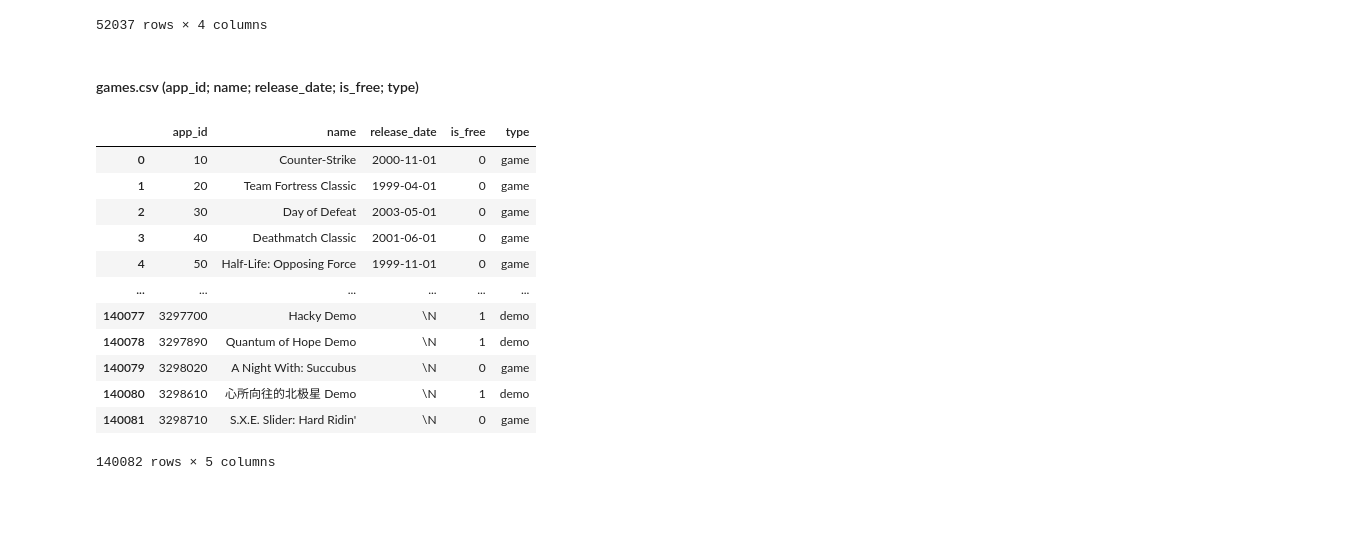
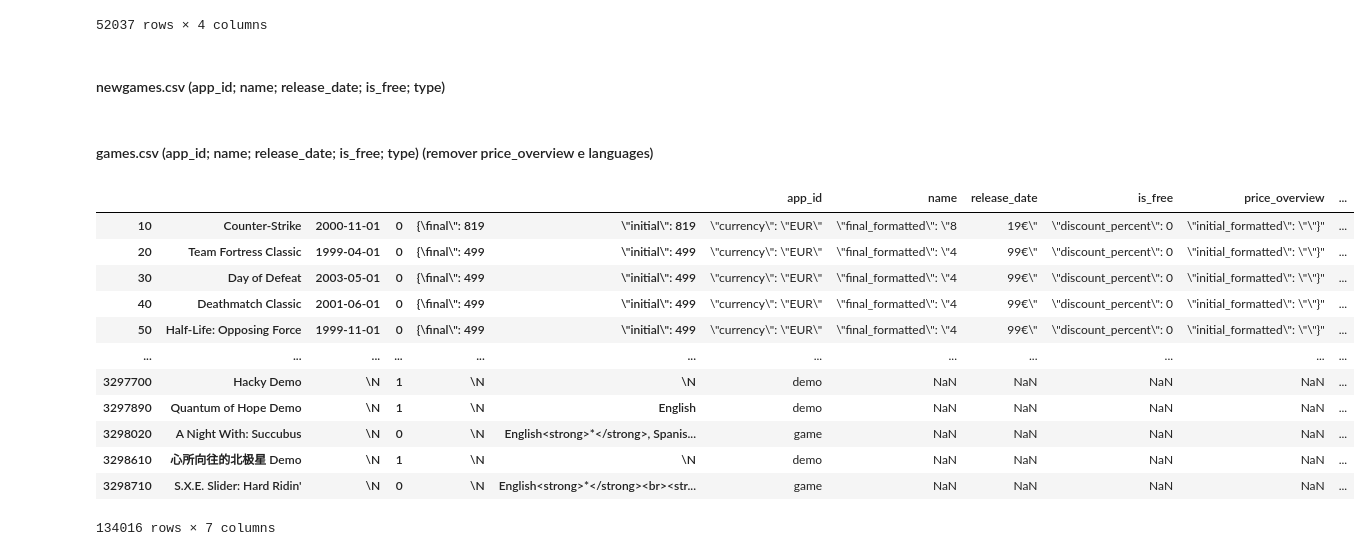
Before and after one commit to XDChaves/SteamPoint, a Jupyter notebook: main.ipynb, the cells around one changed output. Cells and saved outputs as stored; diff of their text form; code cells hidden in the pictures; blank space fills up the shorter version.

```diff
--- a/main.ipynb
+++ b/main.ipynb
@@ -136,23 +141,25 @@ ServerApp.rate_limit_window=3.0 (secs)
 | 63090 | 3288870 | Get ready for non-stop action in ... | Lock, load, and prepare for the u... | Lock, load, and prepare for the u... |
 | 63103 | 3293840 | You are on a service to detect an... | \N | \N |
 52037 rows × 4 columns
+# %% [markdown]
+#### newgames.csv (app_id; name; release_date; is_free; type)
 # %% [markdown]
-#### games.csv (app_id; name; release_date; is_free; type)
+#### games.csv (app_id; name; release_date; is_free; type) (remover price_overview e languages)
 # %%
-dgames = pd.read_csv('.\\DataCSV\\newgames.csv', sep=',')
+dgames = pd.read_csv('.\\DataCSV\\games.csv', sep=',',on_bad_lines="skip")
 
 dgames
 # %% [output]
-|  | app_id | name | release_date | is_free | type |
-| 0 | 10 | Counter-Strike | 2000-11-01 | 0 | game |
-| 1 | 20 | Team Fortress Classic | 1999-04-01 | 0 | game |
-| 2 | 30 | Day of Defeat | 2003-05-01 | 0 | game |
-| 3 | 40 | Deathmatch Classic | 2001-06-01 | 0 | game |
-| 4 | 50 | Half-Life: Opposing Force | 1999-11-01 | 0 | game |
-| ... | ... | ... | ... | ... | ... |
-| 140077 | 3297700 | Hacky Demo | \N | 1 | demo |
-| 140078 | 3297890 | Quantum of Hope Demo | \N | 1 | demo |
-| 140079 | 3298020 | A Night With: Succubus | \N | 0 | game |
-| 140080 | 3298610 | 心所向往的北极星 Demo | \N | 1 | demo |
-| 140081 | 3298710 | S.X.E. Slider: Hard Ridin' | \N | 0 | game |
+|  |  |  |  |  |  | app_id | name | release_date | is_free | price_overview | ... |
+| 10 | Counter-Strike | 2000-11-01 | 0 | {\final\": 819 | \"initial\": 819 | \"currency\": \"EUR\" | \"final_formatted\": \"8 | 19€\" | \"discount_percent\": 0 | \"initial_formatted\": \"\"}" | ... |
+| 20 | Team Fortress Classic | 1999-04-01 | 0 | {\final\": 499 | \"initial\": 499 | \"currency\": \"EUR\" | \"final_formatted\": \"4 | 99€\" | \"discount_percent\": 0 | \"initial_formatted\": \"\"}" | ... |
+| 30 | Day of Defeat | 2003-05-01 | 0 | {\final\": 499 | \"initial\": 499 | \"currency\": \"EUR\" | \"final_formatted\": \"4 | 99€\" | \"discount_percent\": 0 | \"initial_formatted\": \"\"}" | ... |
+| 40 | Deathmatch Classic | 2001-06-01 | 0 | {\final\": 499 | \"initial\": 499 | \"currency\": \"EUR\" | \"final_formatted\": \"4 | 99€\" | \"discount_percent\": 0 | \"initial_formatted\": \"\"}" | ... |
+| 50 | Half-Life: Opposing Force | 1999-11-01 | 0 | {\final\": 499 | \"initial\": 499 | \"currency\": \"EUR\" | \"final_formatted\": \"4 | 99€\" | \"discount_percent\": 0 | \"initial_formatted\": \"\"}" | ... |
+| ... | ... | ... | ... | ... | ... | ... | ... | ... | ... | ... | ... |
+| 3297700 | Hacky Demo | \N | 1 | \N | \N | demo | NaN | NaN | NaN | NaN | ... |
+| 3297890 | Quantum of Hope Demo | \N | 1 | \N | English | demo | NaN | NaN | NaN | NaN | ... |
+| 3298020 | A Night With: Succubus | \N | 0 | \N | English<strong>*</strong>, Spanis... | game | NaN | NaN | NaN | NaN | ... |
+| 3298610 | 心所向往的北极星 Demo | \N | 1 | \N | \N | demo | NaN | NaN | NaN | NaN | ... |
+| 3298710 | S.X.E. Slider: Hard Ridin' | \N | 0 | \N | English<strong>*</strong><br><str... | game | NaN | NaN | NaN | NaN | ... |
-140082 rows × 5 columns
+134016 rows × 7 columns
```
Also changed, not shown: parts of 12 cells of this notebook, 6 other files.
